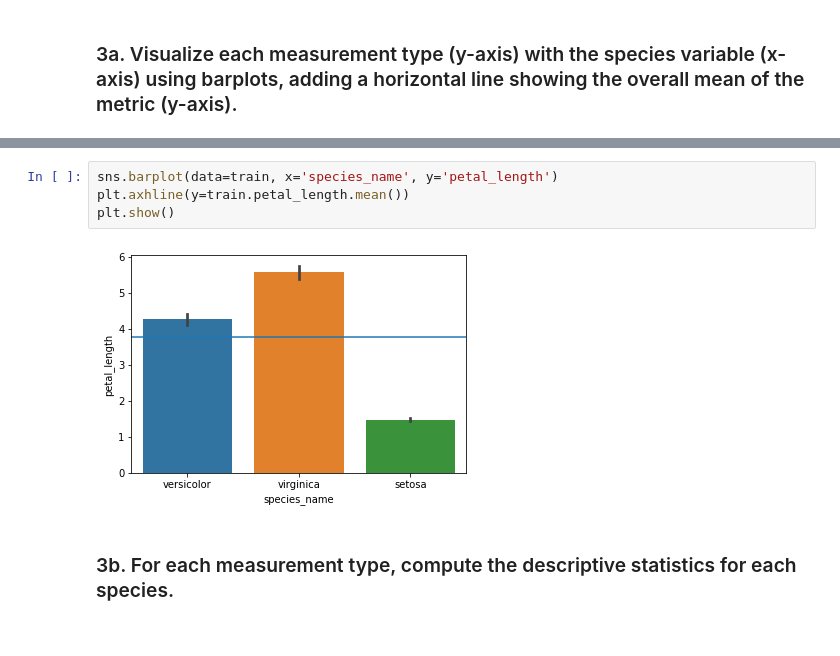
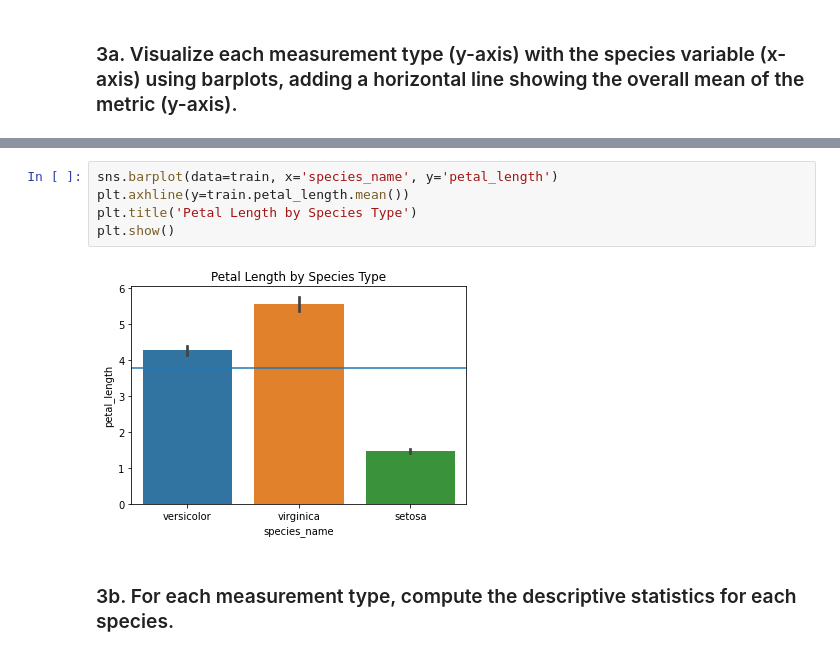
Before and after one commit to natasharivers/Classifications, a Jupyter notebook: classification_exercises.ipynb, the cells around one changed output, grey strips where cells are left out. Drawn from its saved outputs; the diff is of its cells as text.

```diff
--- a/classification_exercises.ipynb
+++ b/classification_exercises.ipynb
@@ -802,9 +805,10 @@ plt.show()
 # %%
 sns.barplot(data=train, x='species_name', y='petal_length')
 plt.axhline(y=train.petal_length.mean())
+plt.title('Petal Length by Species Type')
 plt.show()
 # %% [output]
-[figure, old version]
+[figure, new version]
 # %% [markdown]
 ### 3b. For each measurement type, compute the descriptive statistics for each species.
 # %%
```
Also changed, not shown: parts of 3 cells of this notebook.
